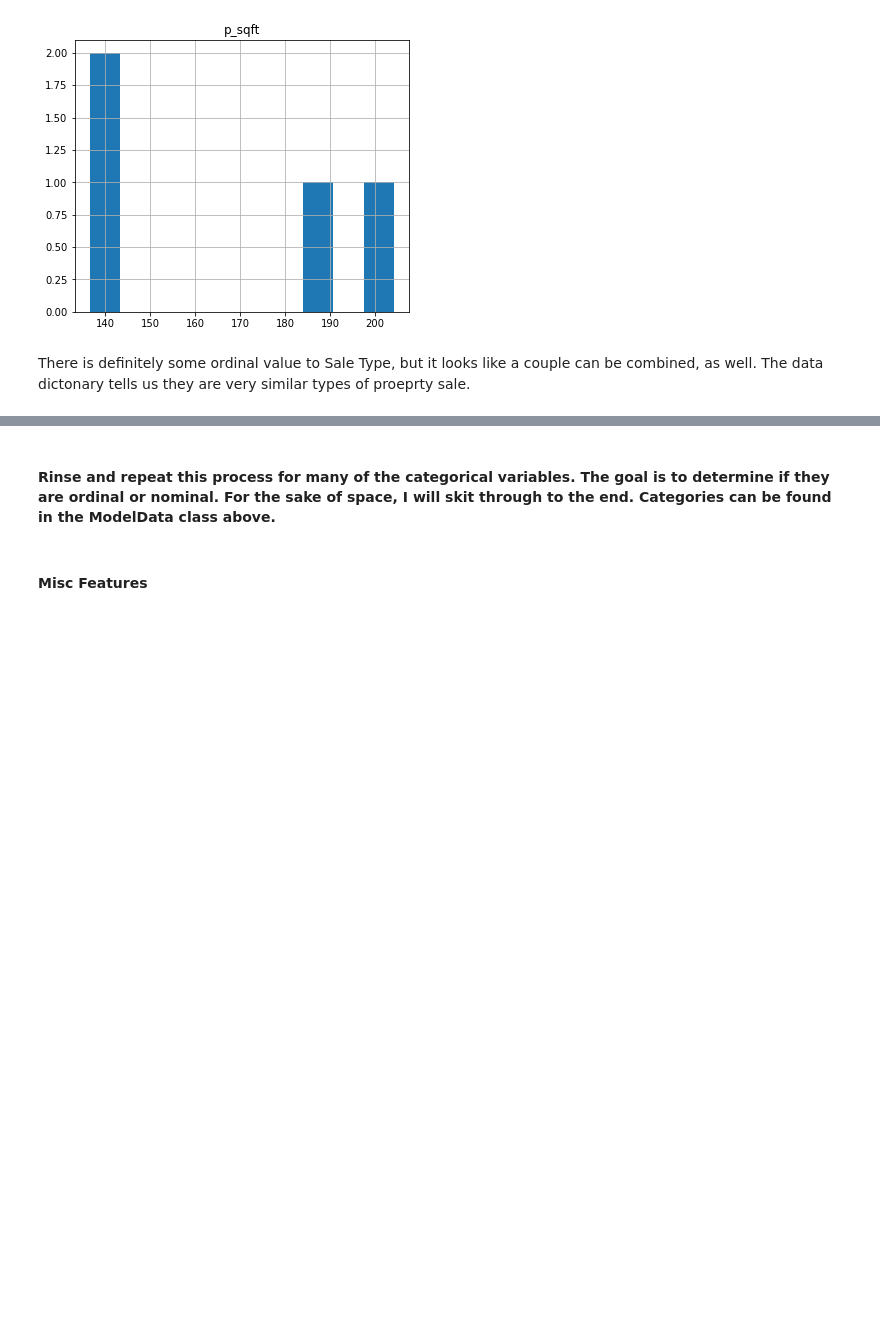
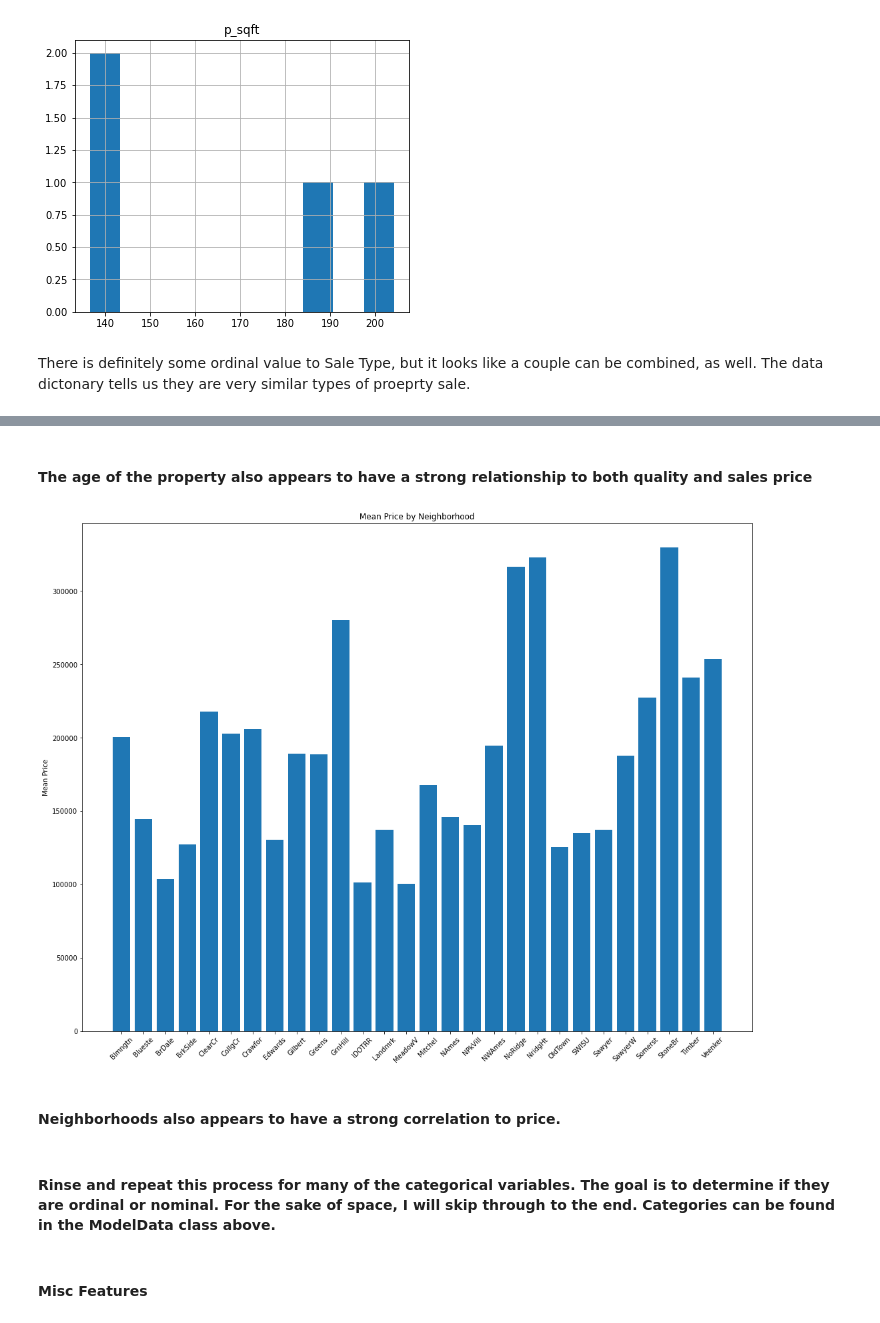
Before and after one commit to woodstockwins/1213-iris, a Jupyter notebook: projects/project-2-master/0_data_cleaning.ipynb, the cells around one changed output, grey strips where cells are left out. Cells and saved outputs as stored; diff of their text form; code cells hidden in the pictures; blank space fills up the shorter version.

```diff
--- a/projects/project-2-master/0_data_cleaning.ipynb
+++ b/projects/project-2-master/0_data_cleaning.ipynb
@@ -515,5 +537,18 @@ There is definitely some ordinal value to Sale Type, but it looks like a couple
+# %% [markdown]
+#### The age of the property also appears to have a strong relationship to both quality and sales price
+# %%
+plt.figure(figsize=(18, 14))
+plt.title("Mean Price by Neighborhood")
+plt.ylabel('Mean Price')
+plt.xticks(rotation = 45)
+plt.bar(x=model.data_raw[['Neighborhood', 'SalePrice']].groupby(['Neighborhood']).mean()['SalePrice'].index,
+height=model.data_raw[['Neighborhood', 'SalePrice']].groupby(['Neighborhood']).mean()['SalePrice'].values);
+# %% [output]
+[figure, added]
+# %% [markdown]
+#### Neighborhoods also appears to have a strong correlation to price.
 # %% [markdown]
-#### Rinse and repeat this process for many of the categorical variables. The goal is to determine if they are ordinal or nominal. For the sake of space, I will skit through to the end. Categories can be found in the ModelData class above.
+#### Rinse and repeat this process for many of the categorical variables. The goal is to determine if they are ordinal or nominal. For the sake of space, I will skip through to the end. Categories can be found in the ModelData class above.
 # %% [markdown]
 #### Misc Features
 # %%
```
Also changed, not shown: parts of 8 cells of this notebook, 14 other files.
